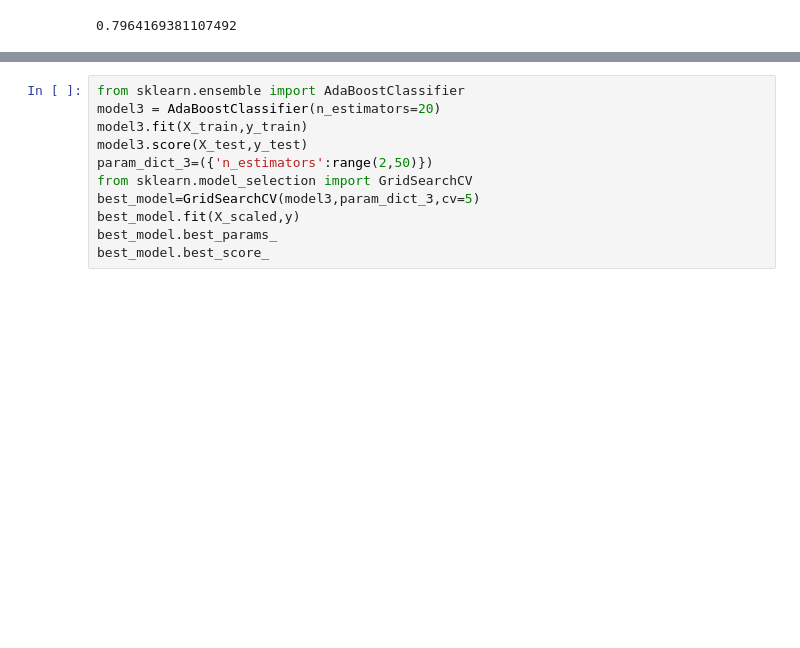
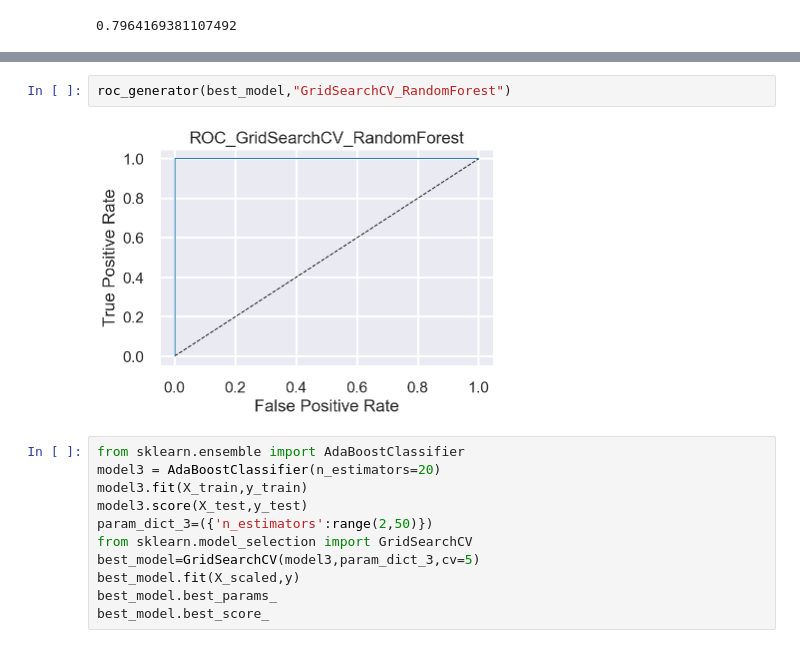
Before and after one commit to shiv0204/DataScience_CareerTrack, a Jupyter notebook: Capstone_Project1/Capstone_Project_1.ipynb, the cells around one changed output, grey strips where cells are left out. Drawn from its saved outputs; the diff is of its cells as text; blank space fills up the shorter version.

```diff
--- a/Capstone_Project1/Capstone_Project_1.ipynb
+++ b/Capstone_Project1/Capstone_Project_1.ipynb
@@ -387,3 +415,7 @@ best_model.best_score_
+# %%
+roc_generator(best_model,"GridSearchCV_RandomForest")
+# %% [output]
+[figure, added]
 # %%
 from sklearn.ensemble import AdaBoostClassifier
 model3 = AdaBoostClassifier(n_estimators=20)
```
Also changed, not shown: parts of 7 cells of this notebook, 15 other files.
